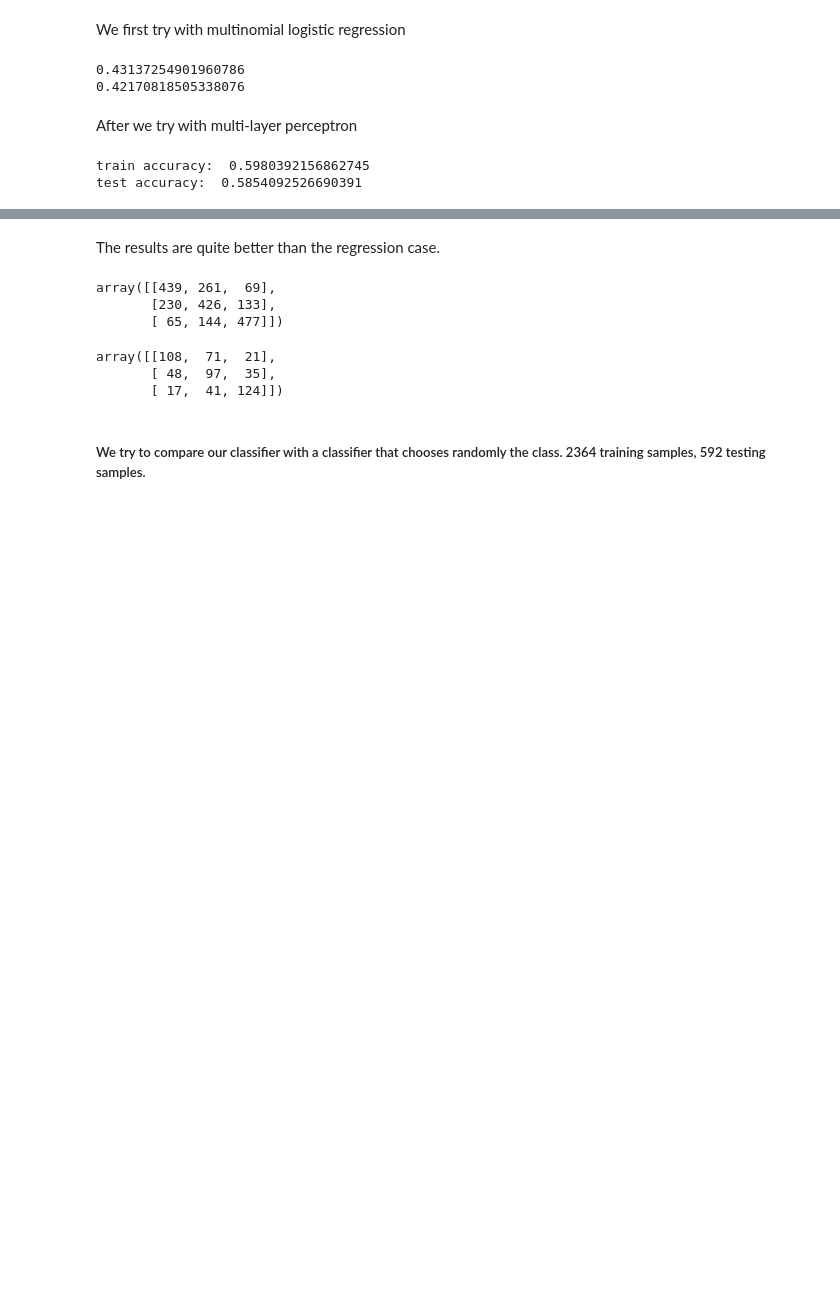
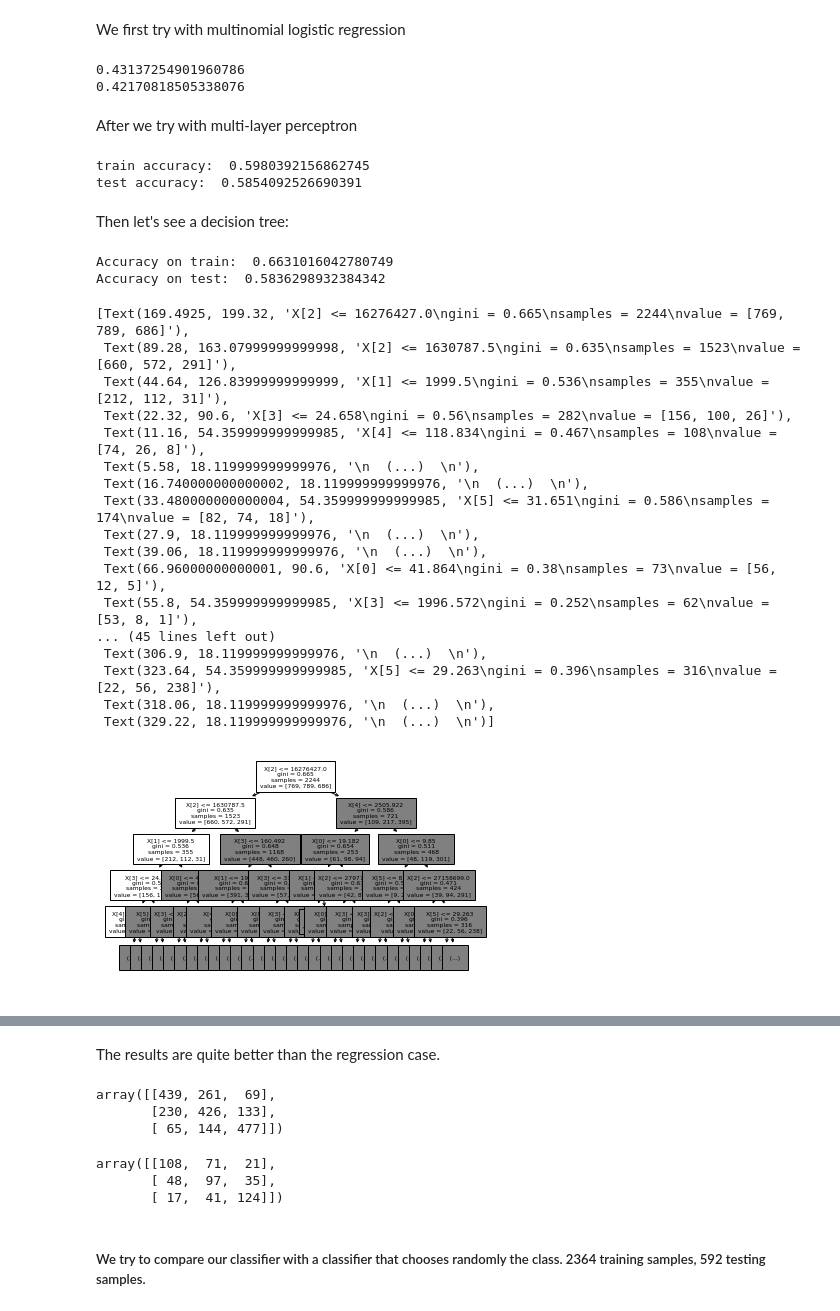
Before and after one commit to AndreaCurtoni/TerrorismDSBA, a Jupyter notebook: First hyp ML.ipynb, the cells around one changed output, grey strips where cells are left out. Saved outputs shown, nothing was run; the diff lists cells and outputs as text; code cells hidden in the pictures; blank space fills up the shorter version.

Commit message:
Implemented decision tree and relative structure analysis

```diff
--- a/First hyp ML.ipynb
+++ b/First hyp ML.ipynb
@@ -382,3 +381,44 @@ print('test accuracy: ', accuracy_score(y_test, y_pred_test))
 # %% [output]
 train accuracy:  0.5980392156862745
 test accuracy:  0.5854092526690391
+# %% [markdown]
+Then let's see a decision tree:
+# %%
+from sklearn import tree
+from sklearn.metrics import accuracy_score
+
+X = df_class.loc[:, df_std.columns != 'cnt']
+Y = df_class['cnt']
+x_train, x_test, y_train, y_test = train_test_split(X, Y, test_size=0.2, random_state=1)
+clf = tree.DecisionTreeClassifier(max_depth=7)
+clf = clf.fit(x_train, y_train)
+y_train_pred = clf.predict(x_train)
+y_pred = clf.predict(x_test)
+acc_tr = accuracy_score(y_train, y_train_pred)
+acc_te = accuracy_score(y_test, y_pred)
+print('Accuracy on train: ', acc_tr)
+print('Accuracy on test: ', acc_te)
+# %% [output]
+Accuracy on train:  0.6631016042780749
+Accuracy on test:  0.5836298932384342
+# %%
+tree.plot_tree(clf, max_depth= 4, fontsize= 6)
+# %% [output]
+[Text(169.4925, 199.32, 'X[2] <= 16276427.0\ngini = 0.665\nsamples = 2244\nvalue = [769, 789, 686]'),
+ Text(89.28, 163.07999999999998, 'X[2] <= 1630787.5\ngini = 0.635\nsamples = 1523\nvalue = [660, 572, 291]'),
+ Text(44.64, 126.83999999999999, 'X[1] <= 1999.5\ngini = 0.536\nsamples = 355\nvalue = [212, 112, 31]'),
+ Text(22.32, 90.6, 'X[3] <= 24.658\ngini = 0.56\nsamples = 282\nvalue = [156, 100, 26]'),
+ Text(11.16, 54.359999999999985, 'X[4] <= 118.834\ngini = 0.467\nsamples = 108\nvalue = [74, 26, 8]'),
+ Text(5.58, 18.119999999999976, '\n  (...)  \n'),
+ Text(16.740000000000002, 18.119999999999976, '\n  (...)  \n'),
+ Text(33.480000000000004, 54.359999999999985, 'X[5] <= 31.651\ngini = 0.586\nsamples = 174\nvalue = [82, 74, 18]'),
+ Text(27.9, 18.119999999999976, '\n  (...)  \n'),
+ Text(39.06, 18.119999999999976, '\n  (...)  \n'),
+ Text(66.96000000000001, 90.6, 'X[0] <= 41.864\ngini = 0.38\nsamples = 73\nvalue = [56, 12, 5]'),
+ Text(55.8, 54.359999999999985, 'X[3] <= 1996.572\ngini = 0.252\nsamples = 62\nvalue = [53, 8, 1]'),
+... (45 lines left out)
+ Text(306.9, 18.119999999999976, '\n  (...)  \n'),
+ Text(323.64, 54.359999999999985, 'X[5] <= 29.263\ngini = 0.396\nsamples = 316\nvalue = [22, 56, 238]'),
+ Text(318.06, 18.119999999999976, '\n  (...)  \n'),
+ Text(329.22, 18.119999999999976, '\n  (...)  \n')]
+[figure, added]
```
Also changed, not shown: parts of 4 cells of this notebook.
